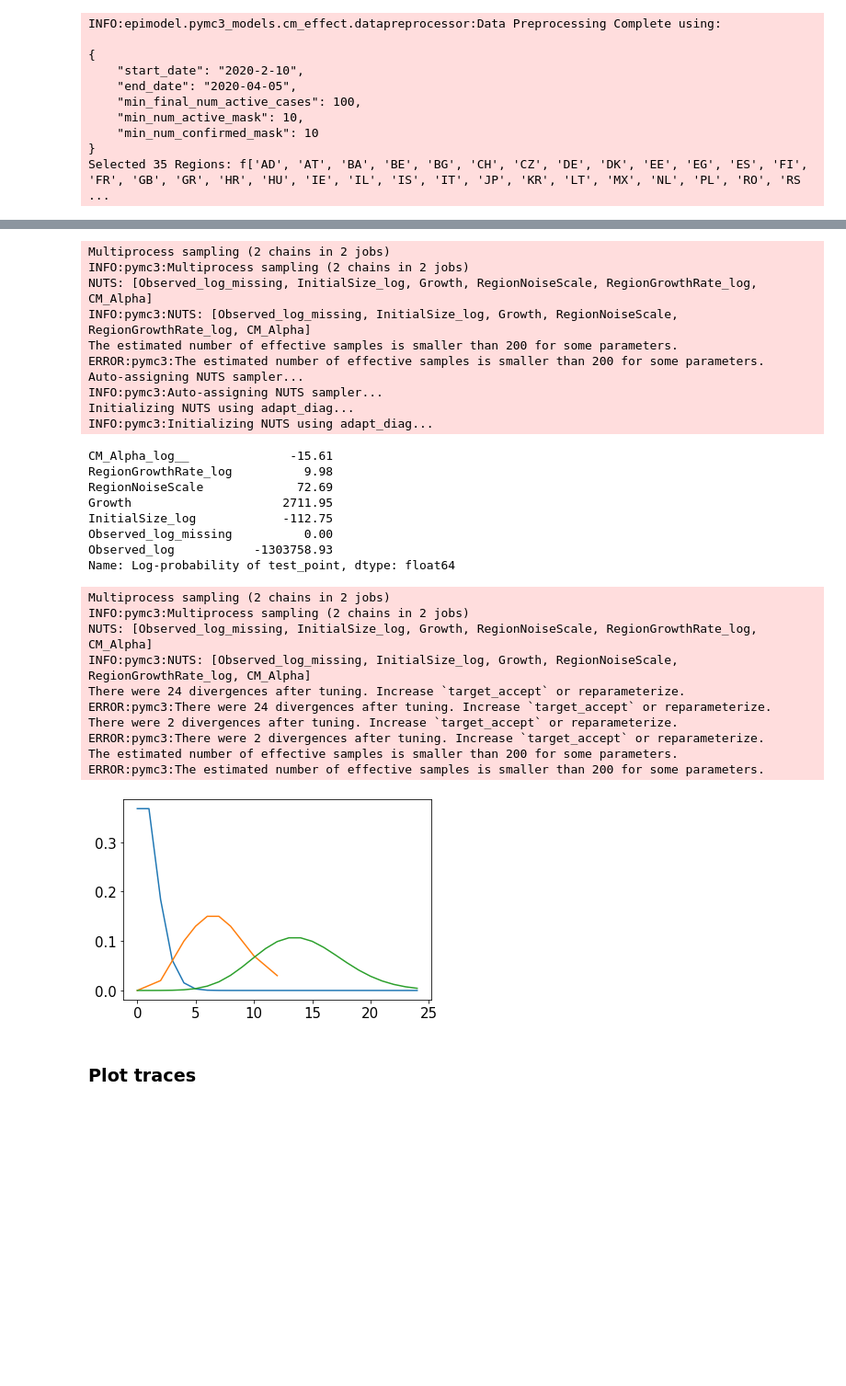
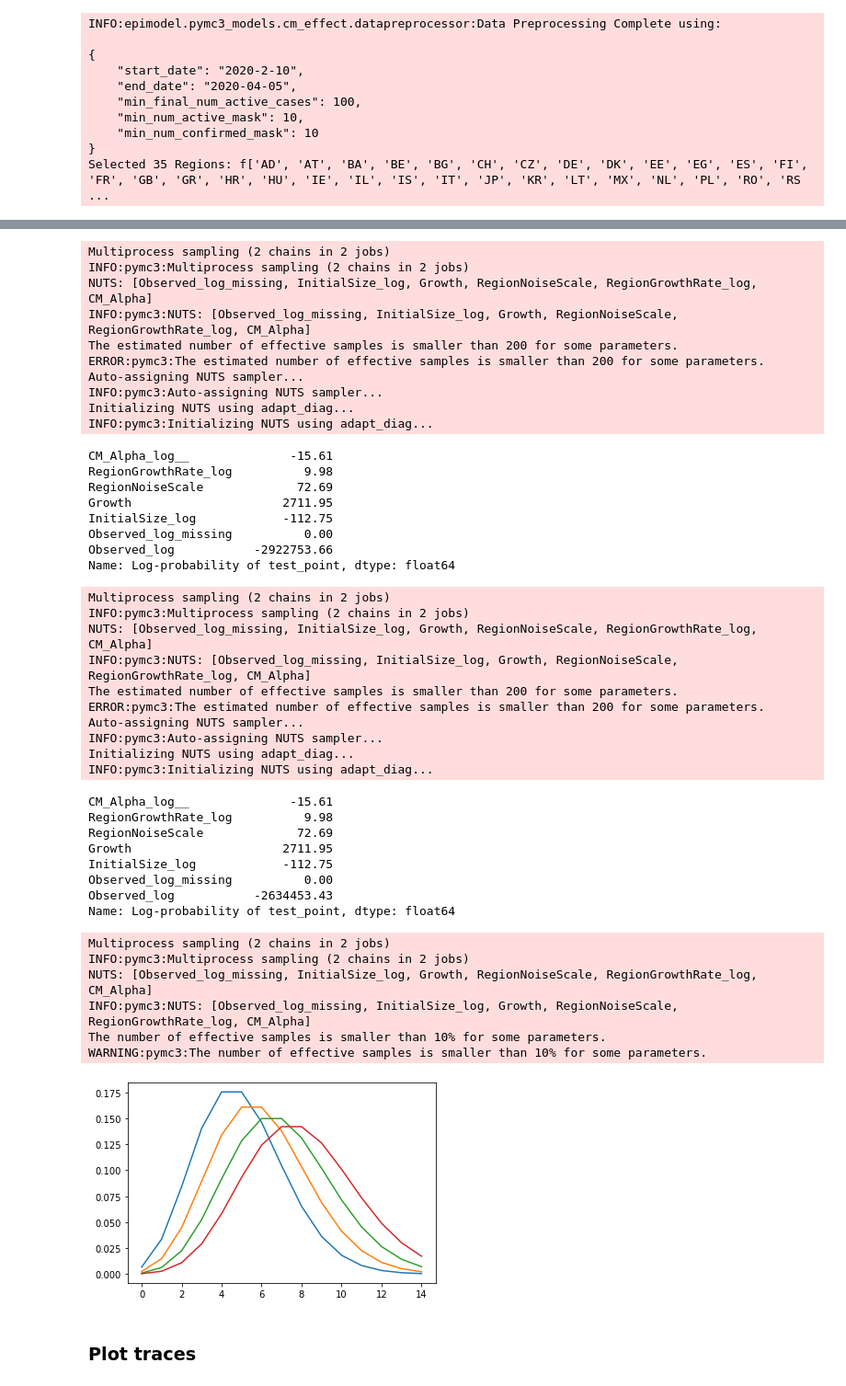
Before and after one commit to AnnieStephenson/epimodel, a Jupyter notebook: notebooks/sensitivity_stability_checks/delay_mean_sensitivity.ipynb, the cells around one changed output, grey strips where cells are left out. Shown: that part at 92% size. Saved outputs shown, nothing was run; the diff lists cells and outputs as text; code cells hidden in the pictures; blank space fills up the shorter version.

```diff
--- a/notebooks/sensitivity_stability_checks/delay_mean_sensitivity.ipynb
+++ b/notebooks/sensitivity_stability_checks/delay_mean_sensitivity.ipynb
@@ -80,18 +80,15 @@ INFO:epimodel.pymc3_models.cm_effect.datapreprocessor:Data Preprocessing Complet
 Selected 35 Regions: f['AD', 'AT', 'BA', 'BE', 'BG', 'CH', 'CZ', 'DE', 'DK', 'EE', 'EG', 'ES', 'FI', 'FR', 'GB', 'GR', 'HR', 'HU', 'IE', 'IL', 'IS', 'IT', 'JP', 'KR', 'LT', 'MX', 'NL', 'PL', 'RO', 'RS ...
 # %%
 # lambdas (mean of posisson dist) to try
-lam = np.array([1,7,14]) # 7 is the default value
-dist_len = 25 # length of distributions (other than default)
+lam = np.array([5,6,7,8]) # 7 is the default value
+dist_len = 15 # length of distributions (other than default)
 
 models=[]
 plt.figure()
 for i in range(len(lam)):
     with cm_effect.models.CMModelFlexibleV3p1(data) as model:
-        if lam[i] == 7:
-            delay_prob = model.DelayProb
-        else:
-            delay_prob = scipy.stats.poisson.pmf(np.arange(dist_len), lam[i])
-            delay_prob = delay_prob/np.sum(delay_prob)
+        delay_prob = scipy.stats.poisson.pmf(np.arange(dist_len), lam[i])
+        delay_prob = delay_prob/np.sum(delay_prob)
         model.DelayProb = delay_prob
         plt.plot(model.DelayProb)
 
@@ -136,33 +133,47 @@ Observed_log           -2977266.32
 Name: Log-probability of test_point, dtype: float64
 Multiprocess sampling (2 chains in 2 jobs)
 INFO:pymc3:Multiprocess sampling (2 chains in 2 jobs)
 NUTS: [Observed_log_missing, InitialSize_log, Growth, RegionNoiseScale, RegionGrowthRate_log, CM_Alpha]
 INFO:pymc3:NUTS: [Observed_log_missing, InitialSize_log, Growth, RegionNoiseScale, RegionGrowthRate_log, CM_Alpha]
 The estimated number of effective samples is smaller than 200 for some parameters.
 ERROR:pymc3:The estimated number of effective samples is smaller than 200 for some parameters.
 Auto-assigning NUTS sampler...
 INFO:pymc3:Auto-assigning NUTS sampler...
 Initializing NUTS using adapt_diag...
 INFO:pymc3:Initializing NUTS using adapt_diag...
 CM_Alpha_log__              -15.61
 RegionGrowthRate_log          9.98
 RegionNoiseScale             72.69
 Growth                     2711.95
 InitialSize_log            -112.75
 Observed_log_missing          0.00
-Observed_log           -1303758.93
+Observed_log           -2922753.66
 Name: Log-probability of test_point, dtype: float64
 Multiprocess sampling (2 chains in 2 jobs)
 INFO:pymc3:Multiprocess sampling (2 chains in 2 jobs)
 NUTS: [Observed_log_missing, InitialSize_log, Growth, RegionNoiseScale, RegionGrowthRate_log, CM_Alpha]
 INFO:pymc3:NUTS: [Observed_log_missing, InitialSize_log, Growth, RegionNoiseScale, RegionGrowthRate_log, CM_Alpha]
-There were 24 divergences after tuning. Increase `target_accept` or reparameterize.
-ERROR:pymc3:There were 24 divergences after tuning. Increase `target_accept` or reparameterize.
-There were 2 divergences after tuning. Increase `target_accept` or reparameterize.
-ERROR:pymc3:There were 2 divergences after tuning. Increase `target_accept` or reparameterize.
 The estimated number of effective samples is smaller than 200 for some parameters.
 ERROR:pymc3:The estimated number of effective samples is smaller than 200 for some parameters.
+Auto-assigning NUTS sampler...
+INFO:pymc3:Auto-assigning NUTS sampler...
+Initializing NUTS using adapt_diag...
+INFO:pymc3:Initializing NUTS using adapt_diag...
+CM_Alpha_log__              -15.61
+RegionGrowthRate_log          9.98
+RegionNoiseScale             72.69
+Growth                     2711.95
+InitialSize_log            -112.75
+Observed_log_missing          0.00
+Observed_log           -2634453.43
+Name: Log-probability of test_point, dtype: float64
+Multiprocess sampling (2 chains in 2 jobs)
+INFO:pymc3:Multiprocess sampling (2 chains in 2 jobs)
+NUTS: [Observed_log_missing, InitialSize_log, Growth, RegionNoiseScale, RegionGrowthRate_log, CM_Alpha]
+INFO:pymc3:NUTS: [Observed_log_missing, InitialSize_log, Growth, RegionNoiseScale, RegionGrowthRate_log, CM_Alpha]
+The number of effective samples is smaller than 10% for some parameters.
+WARNING:pymc3:The number of effective samples is smaller than 10% for some parameters.
-[figure, old version]
+[figure, new version]
 # %% [markdown]
 ### Plot traces
 # %%
```
Also changed, not shown: parts of 2 cells of this notebook, 5 other files.
